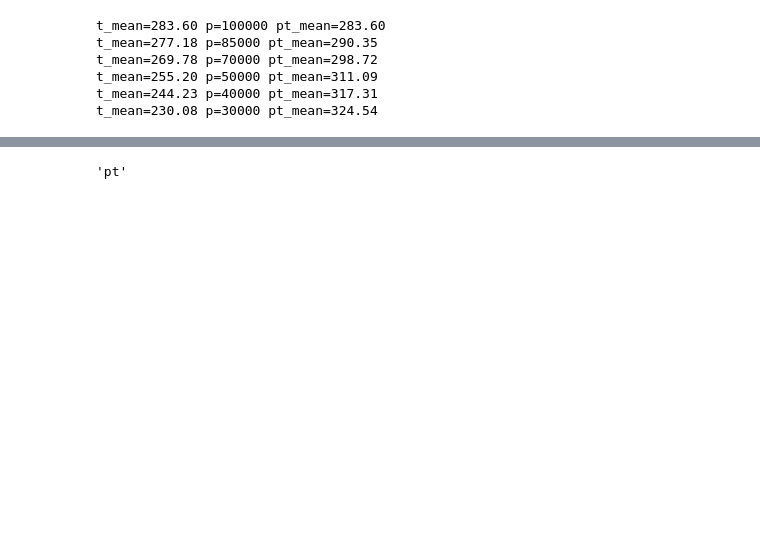
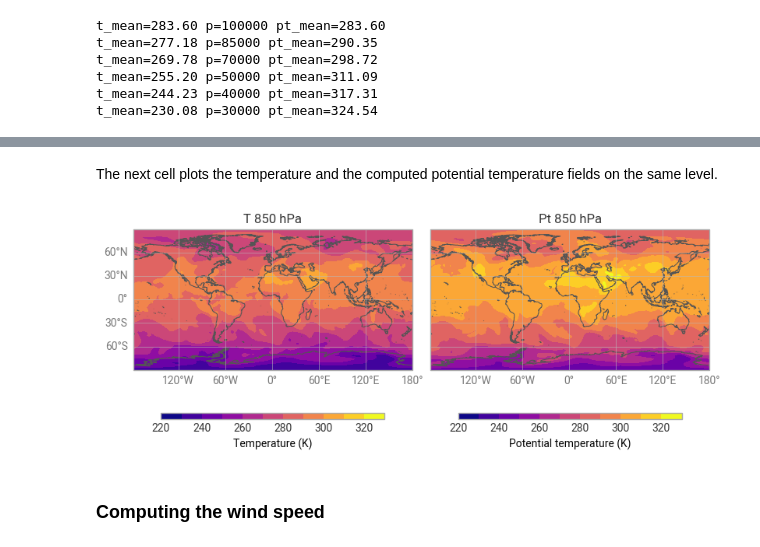
Before and after one commit to ecmwf-training/2025-computing-training-week, a Jupyter notebook: earthkit/meteo.ipynb, the cells around one changed output, grey strips where cells are left out. Drawn from its saved outputs; the diff is of its cells as text; code cells hidden in the pictures; blank space fills up the shorter version.

Commit message:
Earthkit

```diff
--- a/earthkit/meteo.ipynb
+++ b/earthkit/meteo.ipynb
@@ -5,5 +16,5 @@ In this notebook you will:
 # %%
-import earthkit.data as ekd
-import earthkit.meteo as ekm
+import earthkit as ek
 
-ds = ekd.from_source("sample", "tuv_pl_2x2.grib")
+ds = ek.data.from_source("sample", "tuv_pl_2x2.grib")
+ds.head(6)
@@ -33,10 +37,12 @@ Next, use the method. The computation needs to be executed in a loop on all the
 # %%
 from earthkit.meteo import thermo
-from earthkit.data import FieldList
+
+# select temperature fields
+t = ds.sel(param="t")
 
 res = []
 
-# loop and perform the computation per field
+# loop and perform the computation per field, i.e per level
 for f in t:
     pres_pa = f.metadata("level") * 100
     t_vals = f.values
@@ -51,7 +57,7 @@ for f in t:
     res.append(f_new)
 
 # create the resulting fieldlist
-ds_pt = FieldList.from_fields(res)
+ds_pt = ek.data.FieldList.from_fields(res)
 # %% [output]
 t_mean=283.60 p=100000 pt_mean=283.60
 t_mean=277.18 p=85000 pt_mean=290.35
@@ -86,5 +84,29 @@ ECCODES WARNING :  Key gridSpec is not yet implemented. Work in progress...
-# %%
-ds_pt[1].metadata("shortName")
-# %% [output]
-'pt'
+# %% [markdown]
+The next cell plots the temperature and the computed potential temperature fields on the same level.
+# %%
+figure = ek.plots.Figure(rows=1, columns=2)
+
+level = 850
+t_style = ek.plots.styles.Style(
+    units="K", levels=list(range(220,340,10))
+)
+
+subplot = figure.add_map(0, 0)
+subplot.contourf(t.sel(level=level), style=t_style)
+subplot.title("{shortName} {level} hPa")
+subplot.legend()
+
+subplot = figure.add_map(0, 1)
+subplot.contourf(ds_pt.sel(level=level), style=t_style)
+subplot.title("{shortName} {level} hPa")
+subplot.legend()
+
+figure.coastlines()
+figure.gridlines()
+
+figure.show()
+# %% [output]
+[figure, added]
+# %% [markdown]
+### Computing the wind speed
 # %%
```
Also changed, not shown: parts of 23 cells of this notebook, 2 other files.
